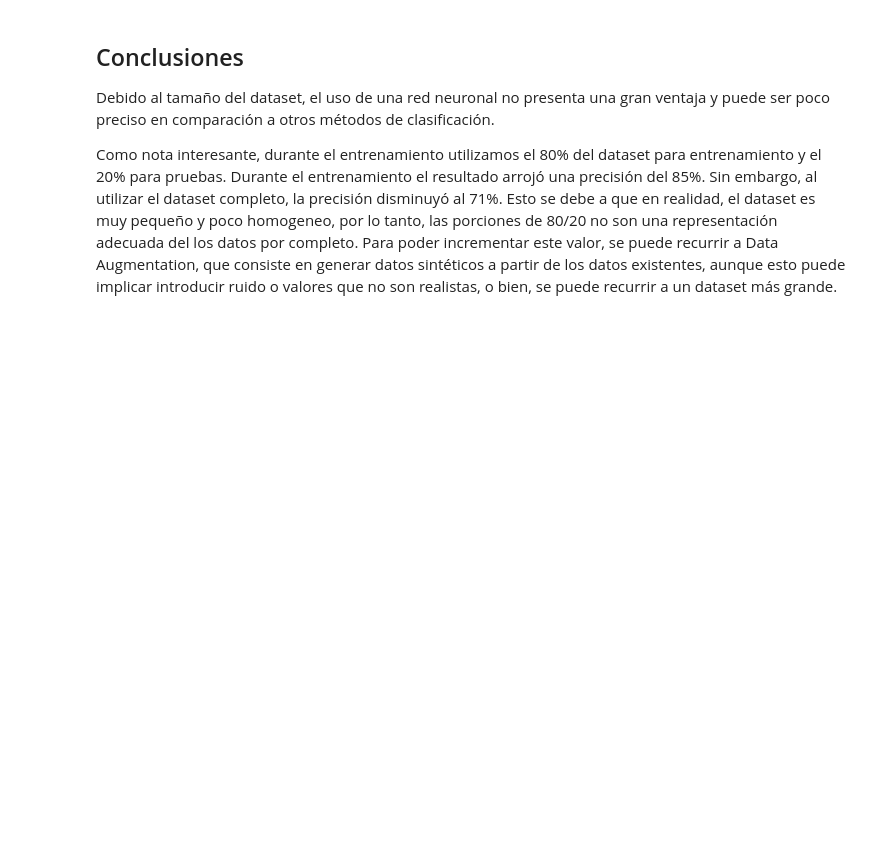
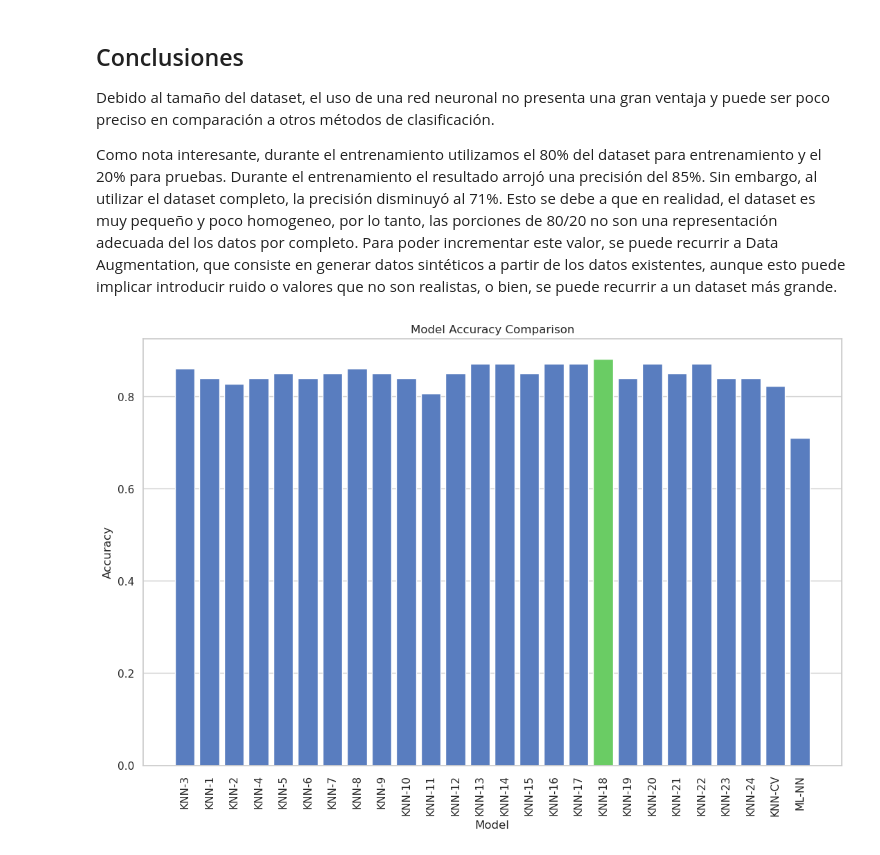
Before and after one commit to arsereg/proyecto-aplicaciones-ia, a Jupyter notebook: Data_Discovery.ipynb, the cells around one changed output. Drawn from its saved outputs; the diff is of its cells as text; code cells hidden in the pictures; blank space fills up the shorter version.

Commit message:
Adding graph that shows best fit

```diff
--- a/Data_Discovery.ipynb
+++ b/Data_Discovery.ipynb
@@ -354,6 +357,7 @@ prueba: hacer predicción en el conjunto de prueba.
 * fit(x_train,y_train): encaja en conjuntos de trenes
 * puntuación (x_test, y_test)): predice y proporciona precisión en conjuntos de pruebas
 # %%
+results = {}
 # train test split
 from sklearn.model_selection import train_test_split
 x_train,x_test,y_train,y_test = train_test_split(x,y,test_size = 0.3,random_state = 1)
@@ -362,4 +366,4 @@ x,y = data.loc[:,data.columns != 'class'], data.loc[:,'class']
 knn.fit(x_train,y_train)
 prediction = knn.predict(x_test)
 #print('Prediction: {}'.format(prediction))
-print('Con KNN (K=3) la precisión es: ',knn.score(x_test,y_test)) # accuracy
+results['KNN-3'] = knn.score(x_test,y_test)
@@ -382,6 +384,7 @@ for i, k in enumerate(neig):
     train_accuracy.append(knn.score(x_train, y_train))
     # precisión de test
     test_accuracy.append(knn.score(x_test, y_test))
+    results['KNN-' + str(k)] = knn.score(x_test, y_test)
 
 # Plot
 plt.figure(figsize=[13,8])
@@ -394,6 +397,5 @@ plt.ylabel('Accuracy')
 plt.xticks(neig)
 plt.savefig('graph.png')
 plt.show()
-print("La mejor precisión es {} con K = {}".format(np.max(test_accuracy),1+test_accuracy.index(np.max(test_accuracy))))
 # %% [output]
 [figure]
@@ -425,6 +424,4 @@ knn = KNeighborsClassifier()
 knn_cv = RandomizedSearchCV(knn, param_dist, n_iter=10, cv=5, random_state=45)  # 10 iterations
 knn_cv.fit(x, y)
 
-# Print the best hyperparameter and the best score
-print("Hiperparámetro ajustado k:", knn_cv.best_params_)
-print("Mejor score:", knn_cv.best_score_)
+results['KNN-CV'] = knn_cv.best_score_
@@ -463,5 +457,5 @@ testing_data = data.iloc[:, :5]
 testing_labels = data.iloc[:, 6].map({"Normal": 1, "Abnormal": 0})
 testing_labels.head(1)
 test_loss, test_acc = model.evaluate(testing_data, testing_labels, verbose=2)
-print('\nTest accuracy:', test_acc)
+results['ML-NN'] = test_acc
 # %% [output]
@@ -540,3 +512,16 @@ Debido al tamaño del dataset, el uso de una red neuronal no presenta una gran v
 Como nota interesante, durante el entrenamiento utilizamos el 80% del dataset para entrenamiento y el 20% para pruebas. Durante el entrenamiento el resultado arrojó una precisión del 85%. Sin embargo, al utilizar el dataset completo, la precisión disminuyó al 71%.
 Esto se debe a que en realidad, el dataset es muy pequeño y poco homogeneo, por lo tanto, las porciones de 80/20 no son una representación adecuada del los datos por completo.
 Para poder incrementar este valor, se puede recurrir a Data Augmentation, que consiste en generar datos sintéticos a partir de los datos existentes, aunque esto puede implicar introducir ruido o valores que no son realistas, o bien, se puede recurrir a un dataset más grande.
+# %%
+# create a dataframe from the results dictionary
+results_df = pd.DataFrame(list(results.items()), columns=['Model', 'Accuracy'])
+#plot results_df comparing the values
+plt.figure(figsize=[13,8])
+sns.barplot(x='Model', y='Accuracy', data=results_df)
+plt.title('Model Accuracy Comparison')
+plt.xticks(rotation=90)
+#make the highest bar green
+plt.bar(results_df['Accuracy'].idxmax(), results_df['Accuracy'].max(), color='g')
+plt.show()
+# %% [output]
+[figure, added]
```
Also changed, not shown: parts of 10 cells of this notebook.
